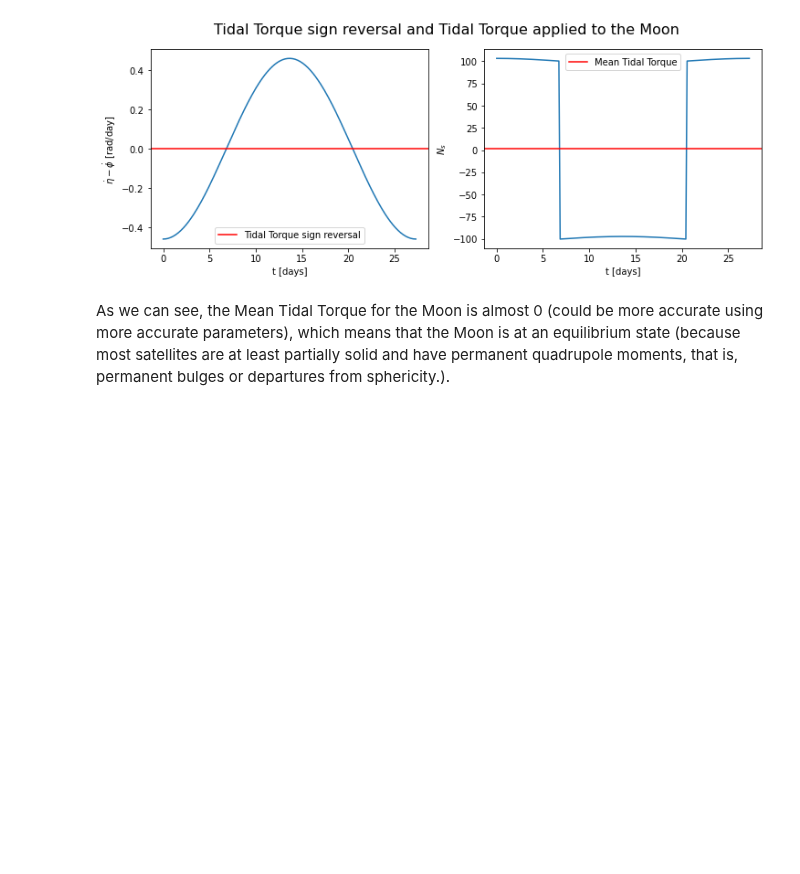
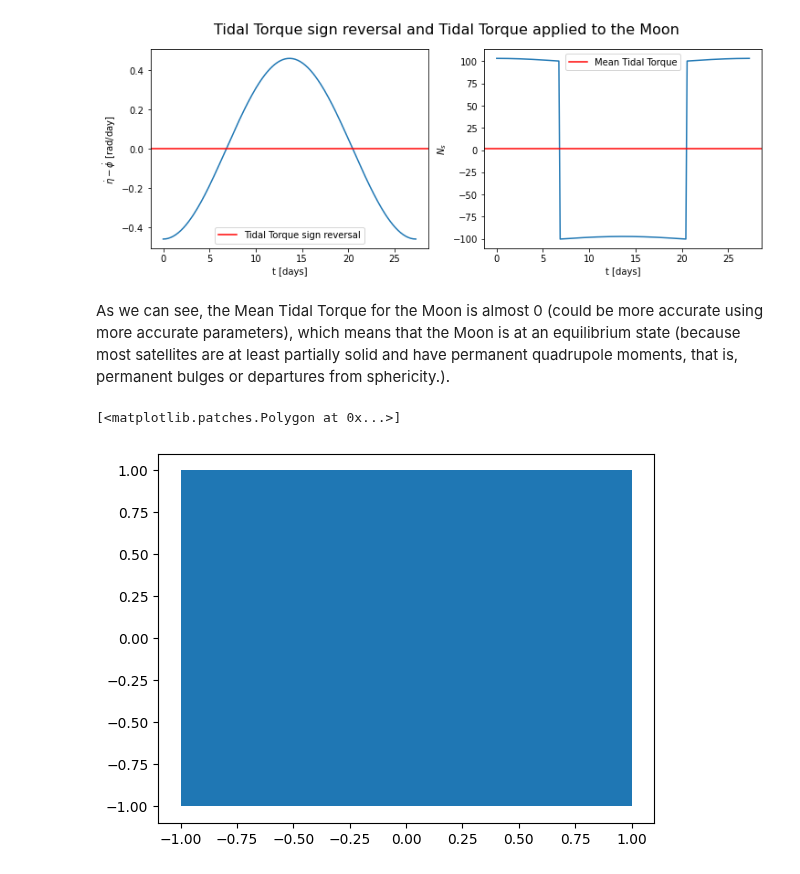
Before and after one commit to seap-udea/murray-dermott-action, a Jupyter notebook: SpinOrbit/SpinOrbit.5.2.ipynb, the cells around one changed output. Drawn from its saved outputs; the diff is of its cells as text; code cells hidden in the pictures; blank space fills up the shorter version.

```diff
--- a/SpinOrbit/SpinOrbit.5.2.ipynb
+++ b/SpinOrbit/SpinOrbit.5.2.ipynb
@@ -108,0 +114,8 @@ As we can see, the Mean Tidal Torque for the Moon is almost 0 (could be more acc
+# %%
+xs=[1,1,-1,-1]
+ys=[-1,1,1,-1]
+# %%
+plt.fill(xs,ys)
+# %% [output]
+[<matplotlib.patches.Polygon at 0x...>]
+[figure, added]
```
Also changed, not shown: parts of 10 cells of this notebook.
